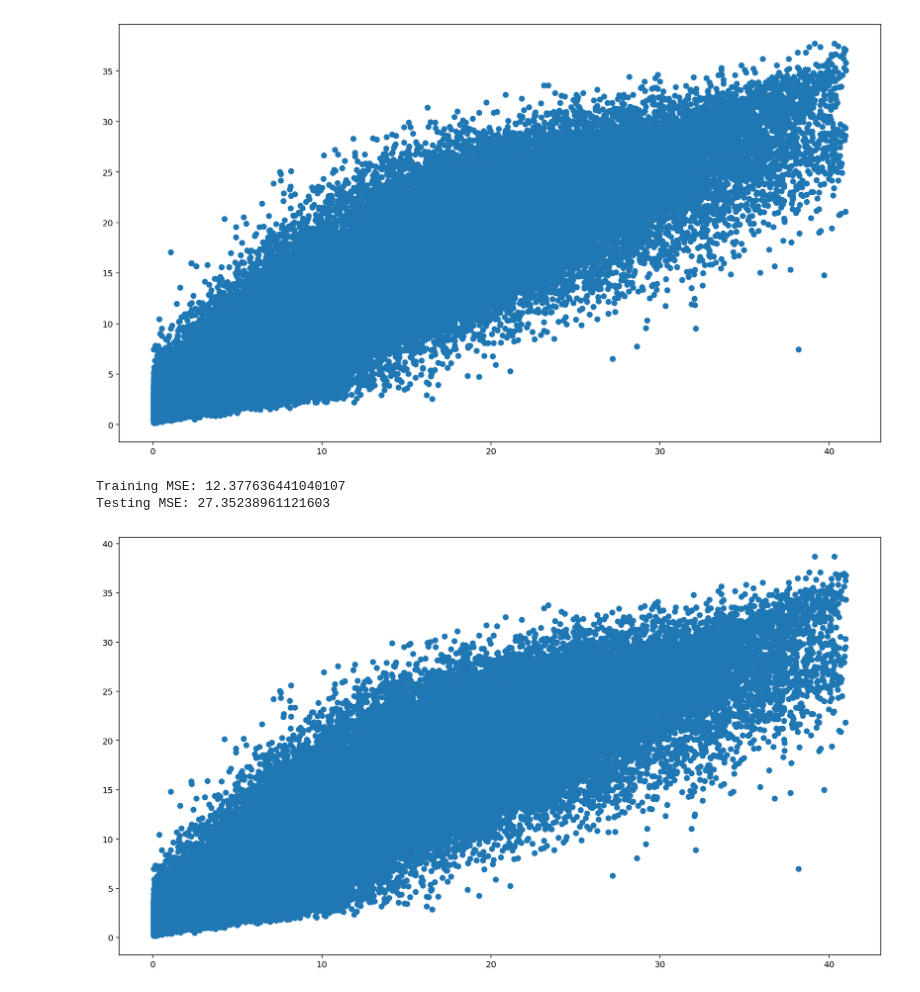
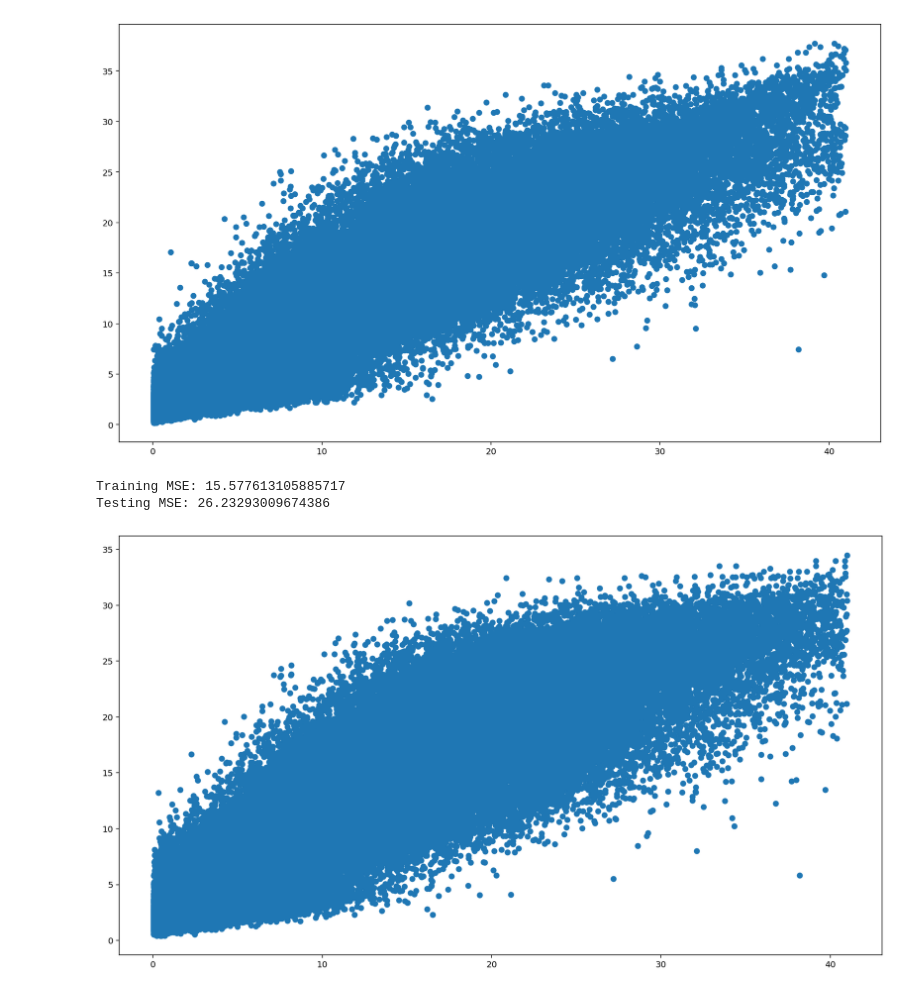
Before and after one commit to blowe615/starbucks_offers, a Jupyter notebook: starbucks_offers.ipynb, the cells around one changed output. Saved outputs shown, nothing was run; the diff lists cells and outputs as text; code cells hidden in the pictures.

```diff
--- a/starbucks_offers.ipynb
+++ b/starbucks_offers.ipynb
@@ -937,6 +937,8 @@ learning_df.head()
 # %% [markdown]
 ## Modeling
 Now that I have cleaned and extracted features, it is time to use those features to model transaction behavior.  The goal of the model is to predict the amount a member will spend in a transaction based on their demographic information (age, gender, income, length of membership) and the reward that is active (if any).  Since the output variable ('amount') is continuous, I will use **regression** models and score them using **mean squared error**.  Before training the models, I will have to split the dataset into training and testing sets and normalize the age, income, and enrollment_tstamp features to match the scale of the categorical features (0 to 1).
+# %%
+learning_df = pickle.load(open('learning_df.p','rb'))
 # %%
 def create_train_test_split(df=learning_df,test_size=0.3):
     '''
@@ -1082,7 +1086,7 @@ learning_df_IQR.shape
 X_train_IQR, X_test_IQR, y_train_IQR, y_test_IQR = create_train_test_split(learning_df_IQR)
 scaler_IQR = MinMaxScaler()
 X_train_IQR = scaler_IQR.fit_transform(X_train_IQR)
-X_test_IQR = scaler.transform(X_test_IQR)
+X_test_IQR = scaler_IQR.transform(X_test_IQR)
 # %%
 plot_pred_actual(LinearRegression(), X_train_IQR, X_test_IQR, y_train_IQR, y_test_IQR)
 # %% [output]
@@ -1126,8 +1124,8 @@ Training MSE: 12.517553344126917
 Testing MSE: 28.64847616945635
 [figure]
 # %%
-plot_pred_actual(RandomForestRegressor(n_estimators=500), X_train_IQR, X_test_IQR, y_train_IQR, y_test_IQR)
+plot_pred_actual(BaggingRegressor(n_estimators=100,max_samples=.4), X_train_IQR, X_test_IQR, y_train_IQR, y_test_IQR)
 # %% [output]
-Training MSE: 12.377636441040107
-Testing MSE: 27.35238961121603
+Training MSE: 15.577613105885717
+Testing MSE: 26.23293009674386
-[figure, old version]
+[figure, new version]
```
Also changed, not shown: parts of 5 cells of this notebook.
